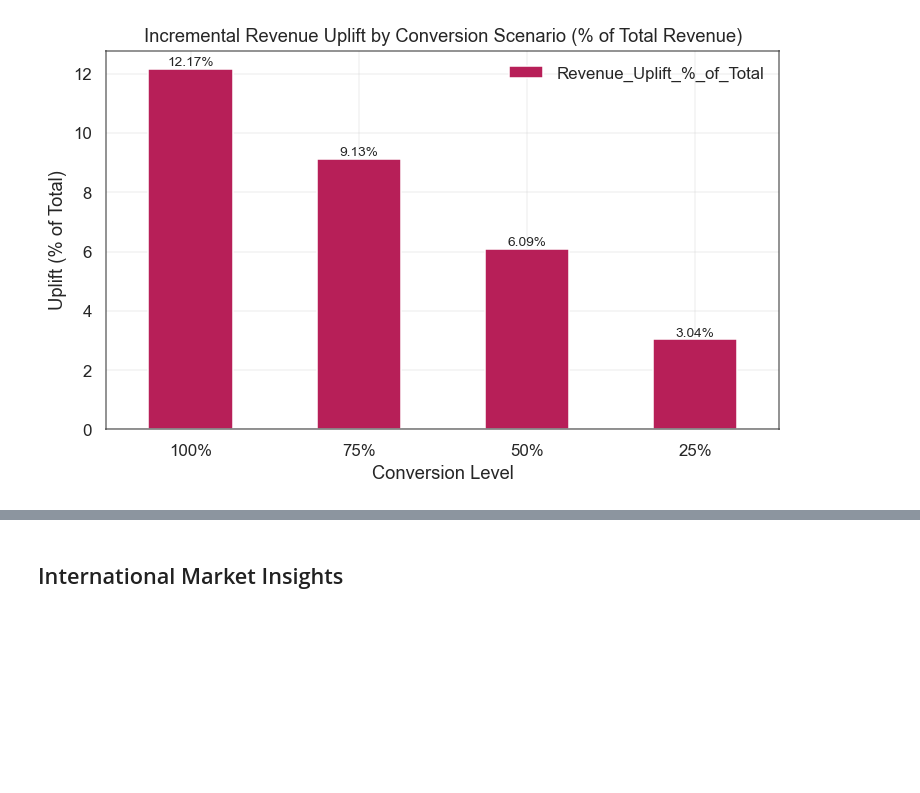
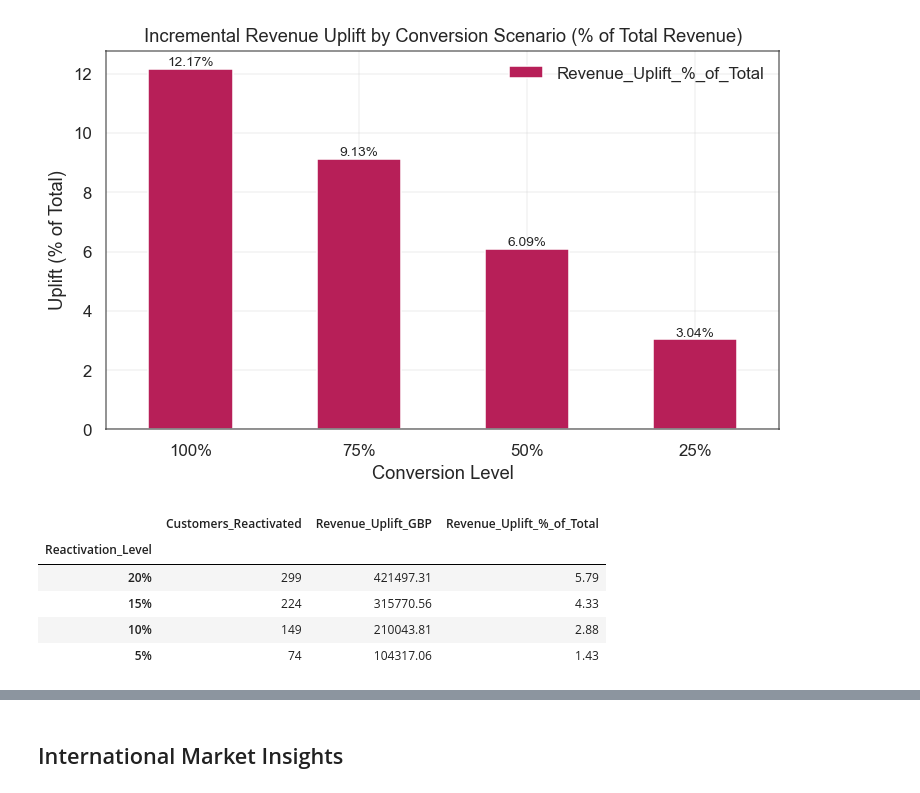
Before and after one commit to bisharatm/ds08_online-retail, a Jupyter notebook: notebooks/04_insights_and_recommendation.ipynb, the cells around one changed output, grey strips where cells are left out. Saved outputs shown, nothing was run; the diff lists cells and outputs as text; code cells hidden in the pictures; blank space fills up the shorter version.

```diff
--- a/notebooks/04_insights_and_recommendation.ipynb
+++ b/notebooks/04_insights_and_recommendation.ipynb
@@ -263,3 +263,42 @@ plt.show()
 # %% [output]
 [figure]
 [figure]
+# %%
+# Reactivating At-Risk Customers Analysis
+# Get At-Risk segment data from domestic summary
+at_risk_customers = summary_dom_segments.loc['At-Risk', 'Number of Customers']
+at_risk_avg_spend = summary_dom_segments.loc['At-Risk', 'Monetary']
+loyal_avg_spend = summary_dom_segments.loc['Loyal Customers', 'Monetary']
+
+# Calculate the spending difference
+diff_monetary_at_risk = loyal_avg_spend - at_risk_avg_spend
+
+# Define reactivation scenarios (5%, 10%, 15%, 20%)
+reactivation_levels = [0.20, 0.15,0.10, 0.05]
+
+# Calculate revenue uplift for each scenario
+reactivation_data = []
+for level in reactivation_levels:
+	customers_reactivated = int(at_risk_customers * level)
+	revenue_uplift = customers_reactivated * diff_monetary_at_risk
+	revenue_uplift_pct = (revenue_uplift / total_revenue_dom) * 100
+
+	reactivation_data.append({
+		"Reactivation_Level": f"{int(level * 100)}%",
+		"Customers_Reactivated": customers_reactivated,
+		"Revenue_Uplift_GBP": round(revenue_uplift, 2),
+		"Revenue_Uplift_%_of_Total": round(revenue_uplift_pct, 2)
+	})
+
+# Convert to DataFrame
+at_risk_reactivation_df = pd.DataFrame(reactivation_data)
+at_risk_reactivation_df = at_risk_reactivation_df.set_index("Reactivation_Level")
+# Display the results
+display(at_risk_reactivation_df)
+# %% [output]
+|  | Customers_Reactivated | Revenue_Uplift_GBP | Revenue_Uplift_%_of_Total |
+| Reactivation_Level |  |  |  |
+| 20% | 299 | 421497.31 | 5.79 |
+| 15% | 224 | 315770.56 | 4.33 |
+| 10% | 149 | 210043.81 | 2.88 |
+| 5% | 74 | 104317.06 | 1.43 |
```
Also changed, not shown: parts of 3 cells of this notebook.
